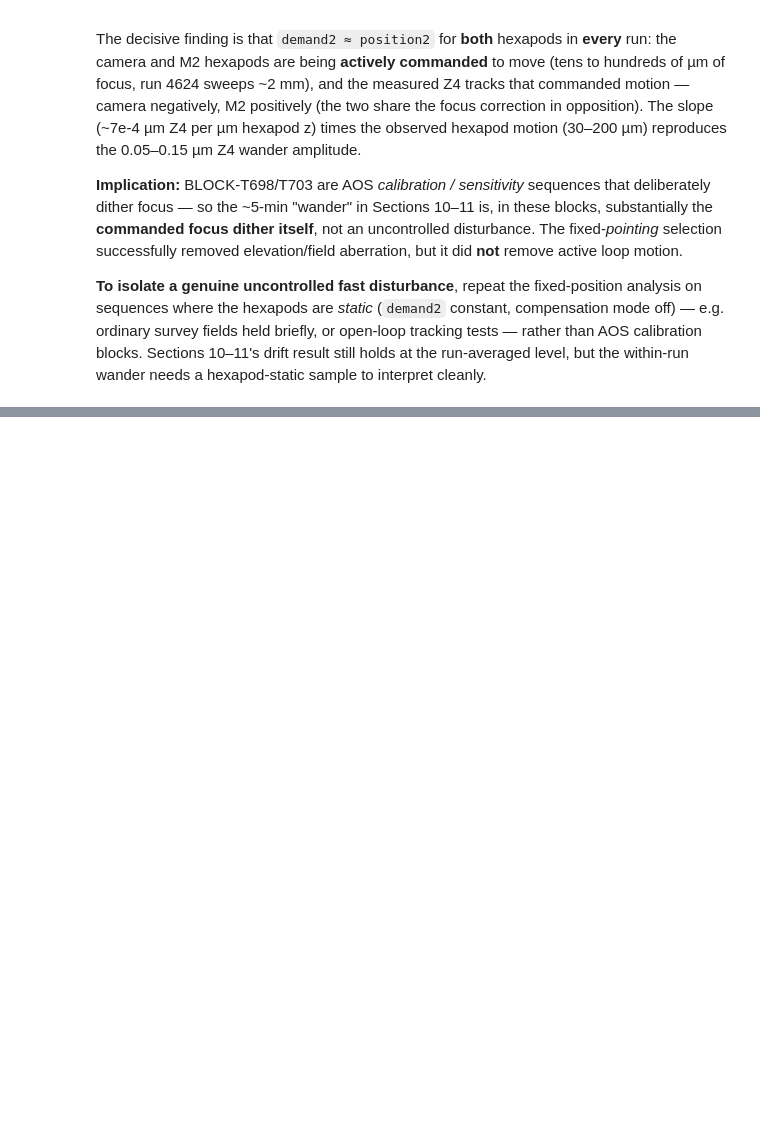
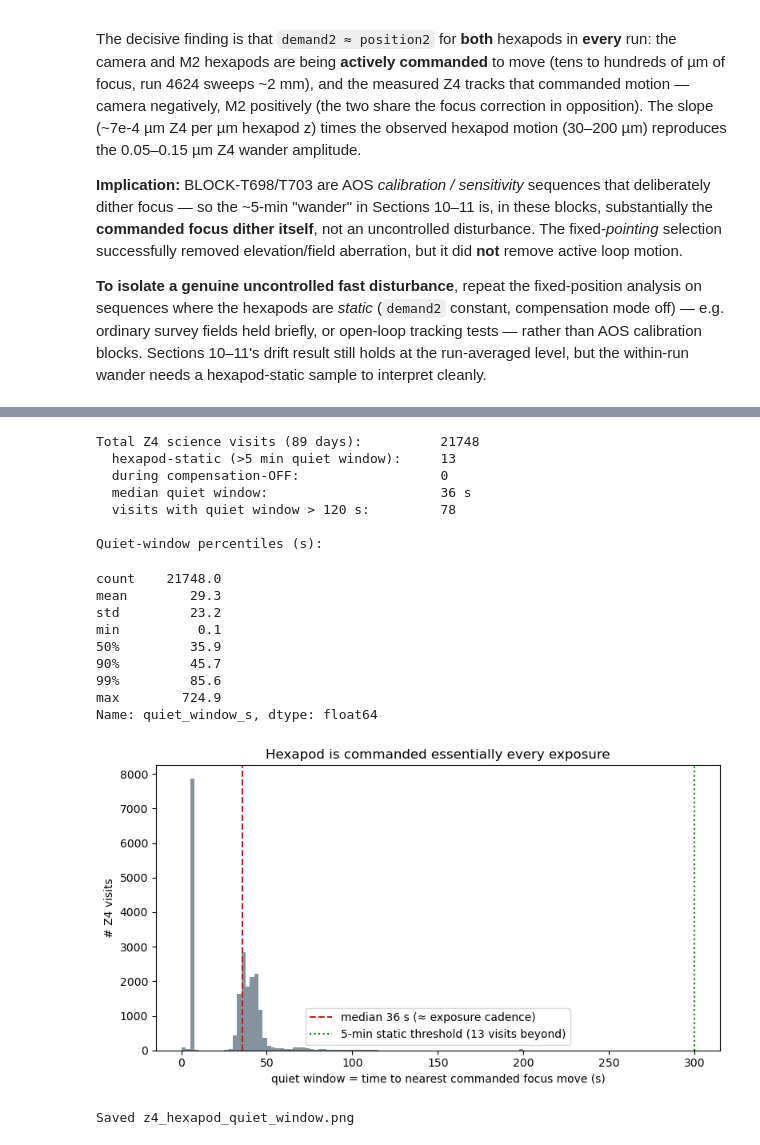
Before and after one commit to bstalder/notebooks, a Jupyter notebook: earlyoperations/optical_psf/MTAOS_Z4_Focus_Trends.ipynb, the cells around one changed output, grey strips where cells are left out. Cells and saved outputs as stored; diff of their text form; code cells hidden in the pictures; blank space fills up the shorter version.

```diff
--- a/earlyoperations/optical_psf/MTAOS_Z4_Focus_Trends.ipynb
+++ b/earlyoperations/optical_psf/MTAOS_Z4_Focus_Trends.ipynb
@@ -1478,0 +1493,52 @@ within-run wander needs a hexapod-static sample to interpret cleanly.
+# %%
+import pathlib as _pl
+
+_QUIET = "../data/z4_hexapod_quiet.parquet"
+if not _pl.Path(_QUIET).exists():
+    print(f"Quiet-scan cache not found: {_QUIET} — run scope_hexapod_static.py first.")
+else:
+    df_quiet = pd.read_parquet(_QUIET)
+    _n = len(df_quiet)
+    _static = int((df_quiet["quiet_window_s"] > 300).sum())
+    _compoff = int(df_quiet["comp_off"].sum())
+
+    print(f"Total Z4 science visits (89 days):          {_n}")
+    print(f"  hexapod-static (>5 min quiet window):     {_static}")
+    print(f"  during compensation-OFF:                  {_compoff}")
+    print(f"  median quiet window:                      {df_quiet['quiet_window_s'].median():.0f} s")
+    print(f"  visits with quiet window > 120 s:         {int((df_quiet['quiet_window_s'] > 120).sum())}")
+    print()
+    print("Quiet-window percentiles (s):")
+    display(df_quiet["quiet_window_s"].describe(percentiles=[0.5, 0.9, 0.99]).round(1))
+
+    # Quick figure: the cadence-limited quiet-window distribution.
+    fig, ax = plt.subplots(figsize=(8, 4.5))
+    ax.hist(df_quiet["quiet_window_s"].clip(upper=200), bins=80, color="slategray", alpha=0.85)
+    ax.axvline(df_quiet["quiet_window_s"].median(), color="firebrick", ls="--",
+               label=f"median {df_quiet['quiet_window_s'].median():.0f} s (≈ exposure cadence)")
+    ax.axvline(300, color="green", ls=":", label="5-min static threshold (13 visits beyond)")
+    ax.set_xlabel("quiet window = time to nearest commanded focus move (s)")
+    ax.set_ylabel("# Z4 visits"); ax.set_title("Hexapod is commanded essentially every exposure")
+    ax.legend()
+    plt.tight_layout(); plt.savefig("z4_hexapod_quiet_window.png", dpi=120, bbox_inches="tight")
+    plt.show()
+    print("Saved z4_hexapod_quiet_window.png")
+# %% [output]
+Total Z4 science visits (89 days):          21748
+  hexapod-static (>5 min quiet window):     13
+  during compensation-OFF:                  0
+  median quiet window:                      36 s
+  visits with quiet window > 120 s:         78
+
+Quiet-window percentiles (s):
+count    21748.0
+mean        29.3
+std         23.2
+min          0.1
+50%         35.9
+90%         45.7
+99%         85.6
+max        724.9
+Name: quiet_window_s, dtype: float64
+[figure, added]
+Saved z4_hexapod_quiet_window.png
```
Also changed, not shown: parts of 3 cells of this notebook, 2 other files.
